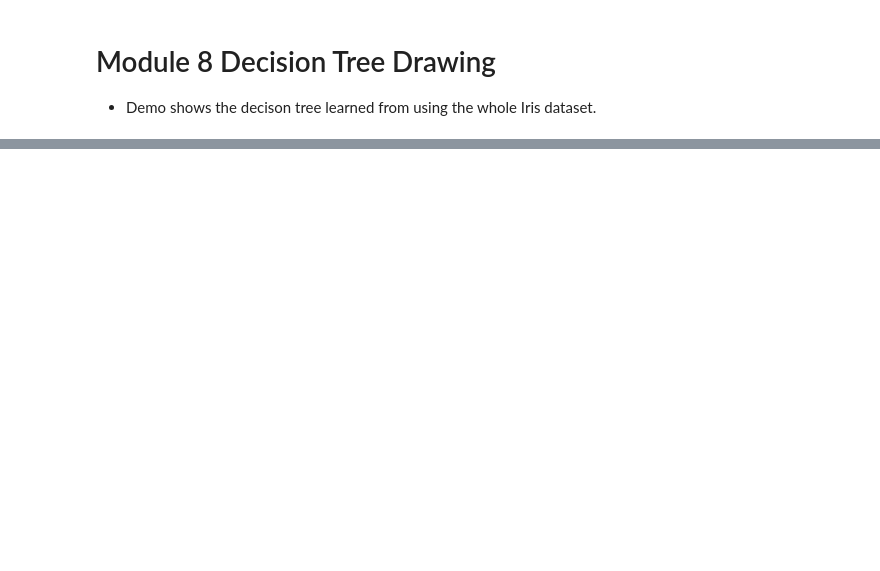
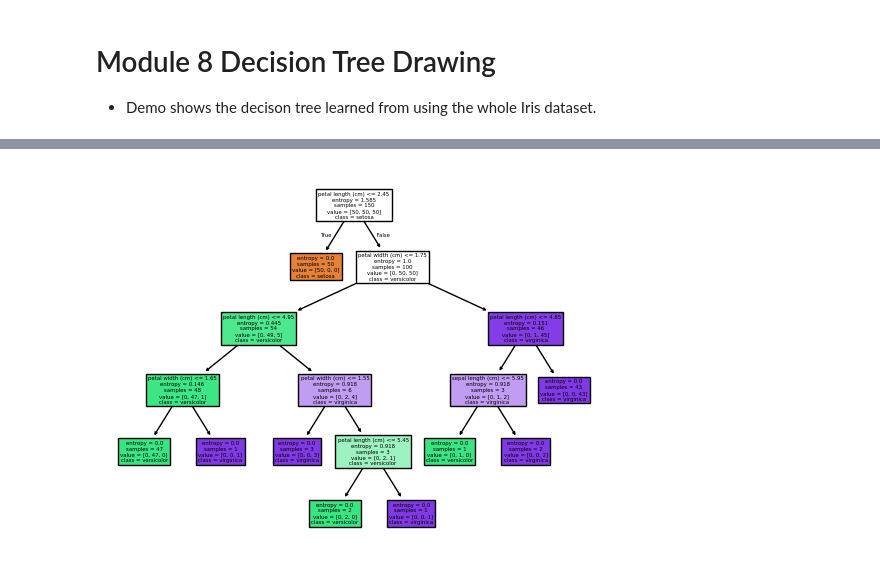
Before and after one commit to HeinoPortfolio/MS_Comp_Sci, a Jupyter notebook: 6 Data Mining and Machine Learning/Labs/Module_8/Module 8 Dec Tree Drawing.ipynb, the cells around one changed output, grey strips where cells are left out. Cells and saved outputs as stored; diff of their text form; code cells hidden in the pictures; blank space fills up the shorter version.

```diff
--- a/6 Data Mining and Machine Learning/Labs/Module_8/Module 8 Dec Tree Drawing.ipynb
+++ b/6 Data Mining and Machine Learning/Labs/Module_8/Module 8 Dec Tree Drawing.ipynb
@@ -18,7 +20,6 @@ clf.fit(X, y)
 fn=['sepal length (cm)','sepal width (cm)','petal length (cm)','petal width (cm)']
 cn=['setosa', 'versicolor', 'virginica']
 # %%
-tree.plot_tree(clf,
-           feature_names = fn,
-           class_names=cn,
-           filled = True);
+tree.plot_tree(clf, feature_names = fn,  class_names=cn, filled = True);
+# %% [output]
+[figure, added]
```
Also changed, not shown: parts of 1 cell of this notebook.
